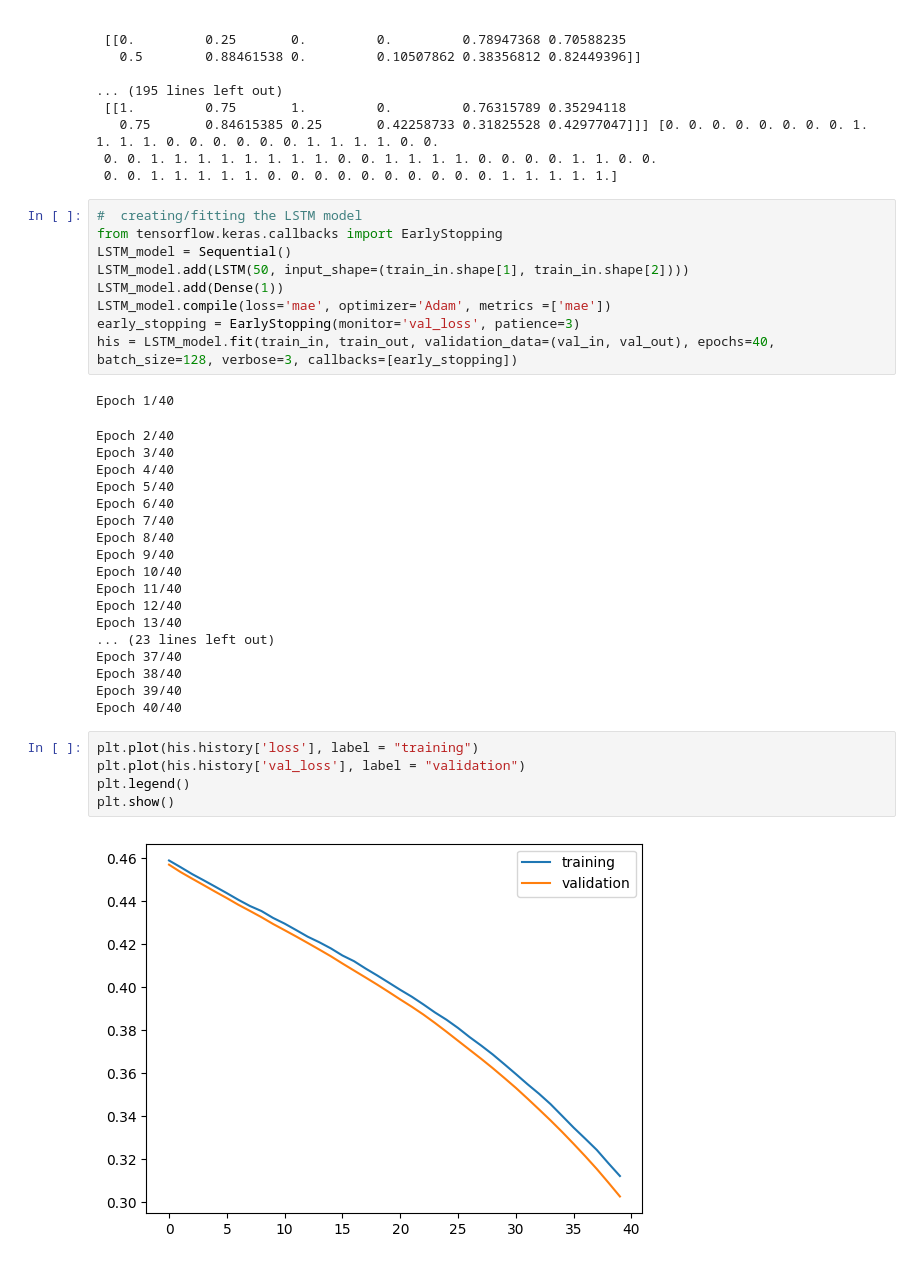
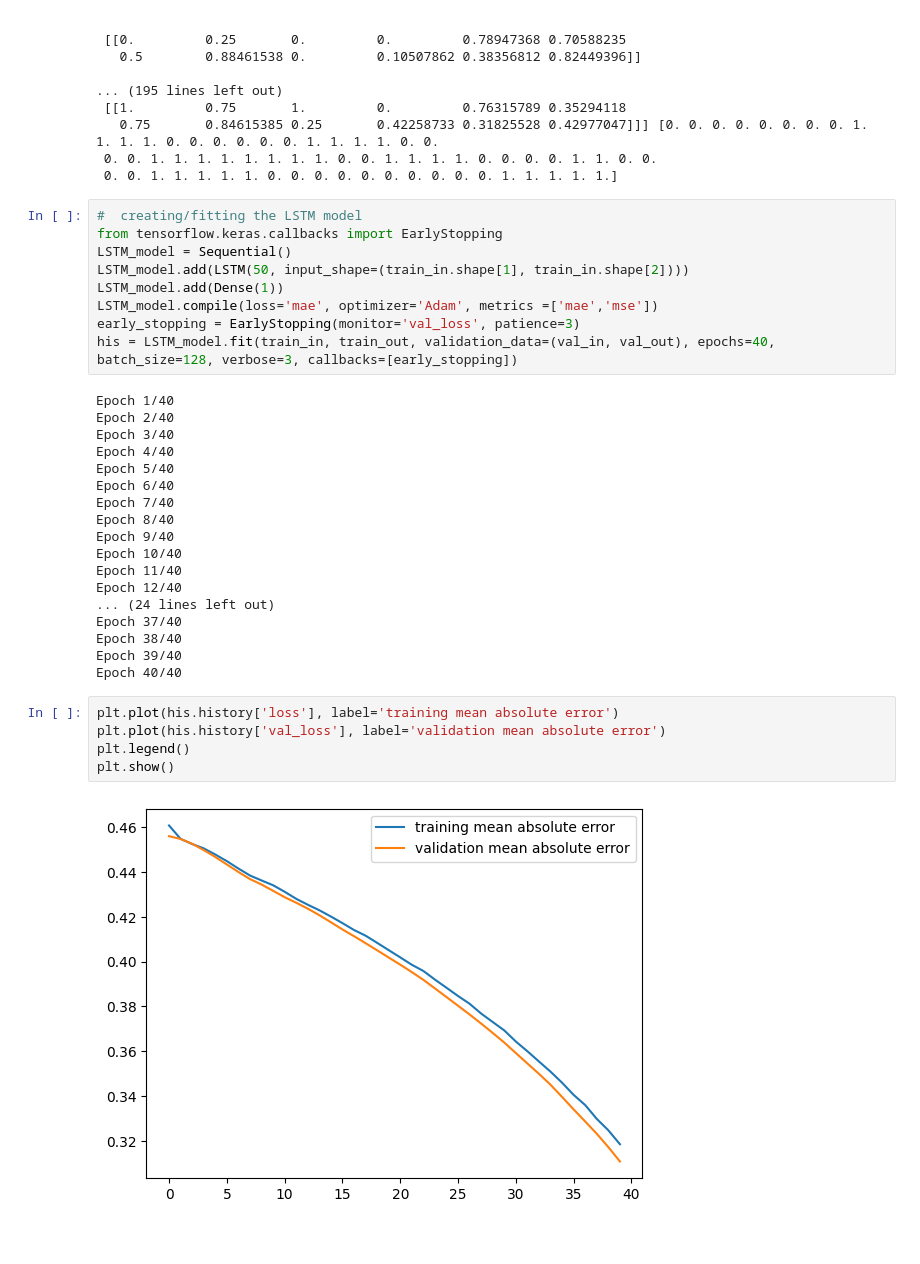
Before and after one commit to RAYD2/FinalYearProject, a Jupyter notebook: FinalNotebooks/LSTM(OASIS).ipynb, the cells around one changed output. Drawn from its saved outputs; the diff is of its cells as text.

Commit message:
Model evaluation metrics added

```diff
--- a/FinalNotebooks/LSTM(OASIS).ipynb
+++ b/FinalNotebooks/LSTM(OASIS).ipynb
@@ -216,35 +216,34 @@ from tensorflow.keras.callbacks import EarlyStopping
 LSTM_model = Sequential()
 LSTM_model.add(LSTM(50, input_shape=(train_in.shape[1], train_in.shape[2])))
 LSTM_model.add(Dense(1))
-LSTM_model.compile(loss='mae', optimizer='Adam', metrics =['mae'])
+LSTM_model.compile(loss='mae', optimizer='Adam', metrics =['mae','mse'])
 early_stopping = EarlyStopping(monitor='val_loss', patience=3)
 his = LSTM_model.fit(train_in, train_out, validation_data=(val_in, val_out), epochs=40, batch_size=128, verbose=3, callbacks=[early_stopping])
 # %% [output]
 Epoch 1/40
+Epoch 2/40
+Epoch 3/40
+Epoch 4/40
+Epoch 5/40
+Epoch 6/40
+Epoch 7/40
+Epoch 8/40
+Epoch 9/40
+Epoch 10/40
+Epoch 11/40
+Epoch 12/40
+... (24 lines left out)
+Epoch 37/40
+Epoch 38/40
+Epoch 39/40
+Epoch 40/40
-Epoch 2/40
-Epoch 3/40
-Epoch 4/40
-Epoch 5/40
-Epoch 6/40
-Epoch 7/40
-Epoch 8/40
-Epoch 9/40
-Epoch 10/40
-Epoch 11/40
-Epoch 12/40
-Epoch 13/40
-... (23 lines left out)
-Epoch 37/40
-Epoch 38/40
-Epoch 39/40
-Epoch 40/40
 # %%
-plt.plot(his.history['loss'], label = "training")
-plt.plot(his.history['val_loss'], label = "validation")
+plt.plot(his.history['loss'], label='training mean absolute error')
+plt.plot(his.history['val_loss'], label='validation mean absolute error')
 plt.legend()
 plt.show()
 # %% [output]
-[figure, old version]
+[figure, new version]
 # %%
 plt.plot(his.history['mae'], label='training mean absolute error')
 plt.plot(his.history['val_mae'], label='validation mean absolute error')
```
Also changed, not shown: parts of 6 cells of this notebook.
